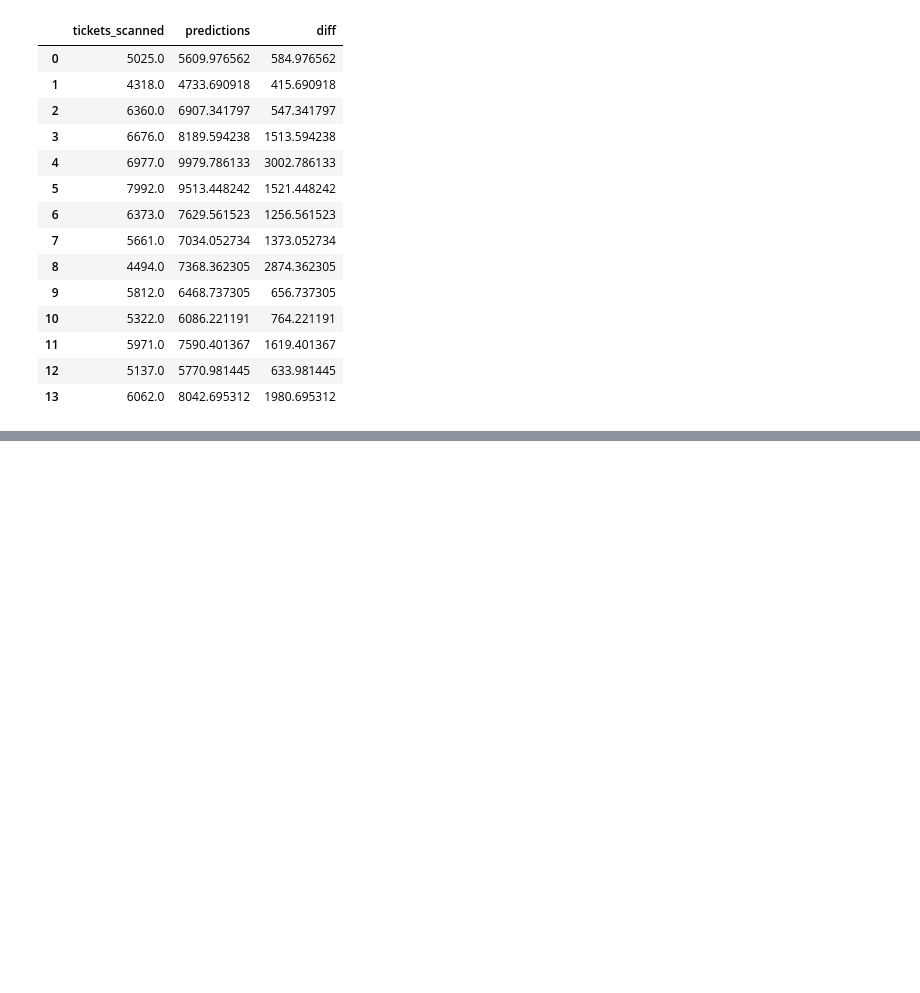
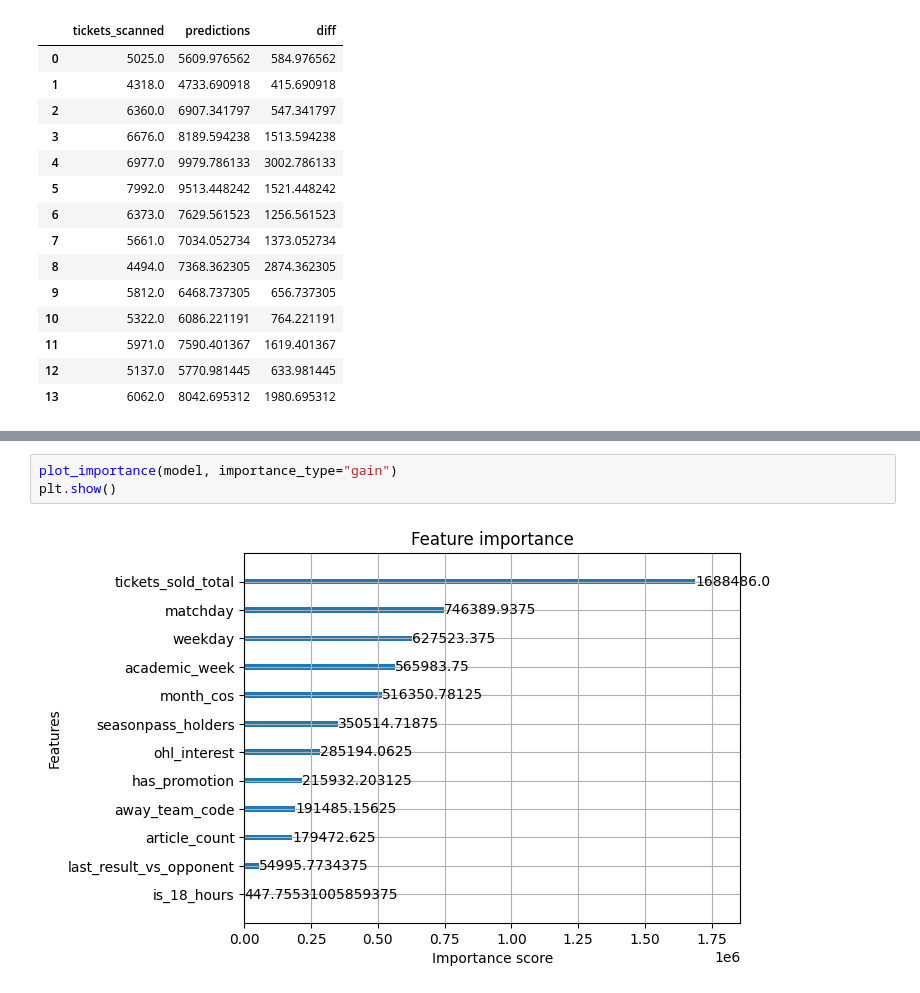
Before and after one commit to Oleksandr-Uvarov/OHL-team-16, a Jupyter notebook: exploring.ipynb, the cells around one changed output, grey strips where cells are left out. Cells and saved outputs as stored; diff of their text form; blank space fills up the shorter version.

```diff
--- a/exploring.ipynb
+++ b/exploring.ipynb
@@ -129,0 +138,5 @@ comparing
+# %%
+plot_importance(model, importance_type="gain")
+plt.show()
+# %% [output]
+[figure, added]
```
Also changed, not shown: parts of 1 cell of this notebook.
